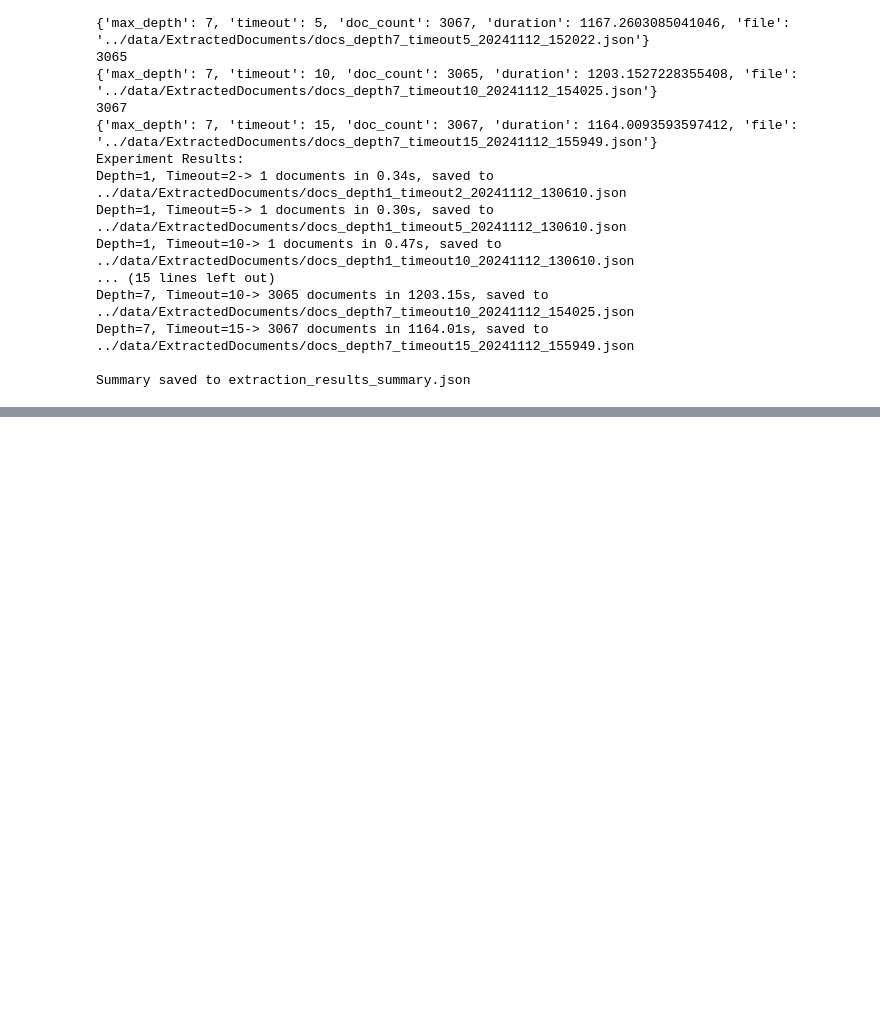
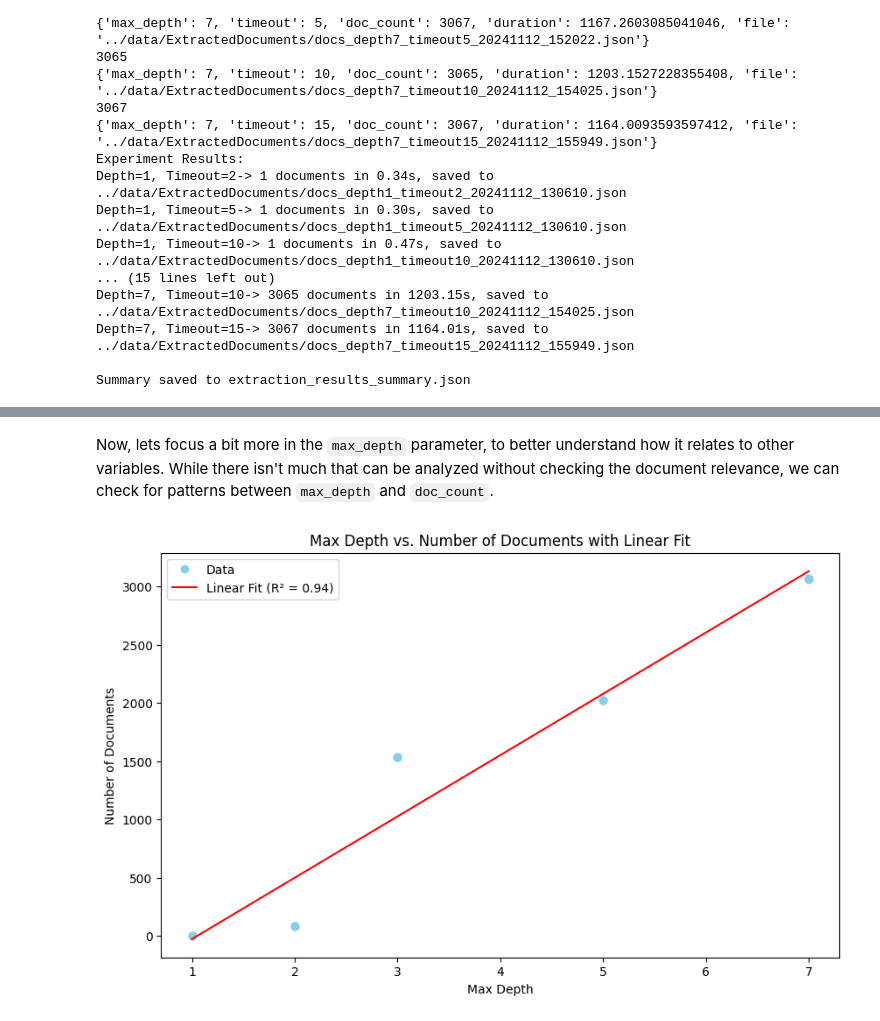
Before and after one commit to SergioPulidoC/OpenCVPythonRAG, a Jupyter notebook: Notebooks/DocumentExtraction.ipynb, the cells around one changed output, grey strips where cells are left out. Cells and saved outputs as stored; diff of their text form; code cells hidden in the pictures; blank space fills up the shorter version.

```diff
--- a/Notebooks/DocumentExtraction.ipynb
+++ b/Notebooks/DocumentExtraction.ipynb
@@ -166,0 +201,37 @@ Summary saved to extraction_results_summary.json
+# %% [markdown]
+Now, lets focus a bit more in the `max_depth` parameter, to better understand how it relates to other variables. While there isn't much that can be analyzed without checking the document relevance, we can check for patterns between `max_depth` and `doc_count`.
+# %%
+import matplotlib.pyplot as plt
+import numpy as np
+
+max_depths = [result['max_depth'] for result in summary_data]
+doc_counts = [result['doc_count'] for result in summary_data]
+
+# Convert to numpy arrays for easier manipulation
+max_depths = np.array(max_depths)
+doc_counts = np.array(doc_counts)
+
+# Fit a linear regression line to the data
+slope, intercept = np.polyfit(max_depths, doc_counts, 1)  # 1st degree polynomial (linear)
+linear_fit = slope * max_depths + intercept
+
+# Calculate R²
+correlation_matrix = np.corrcoef(max_depths, doc_counts)
+correlation_xy = correlation_matrix[0, 1]
+r_squared = correlation_xy**2
+
+# Plot data and linear fit
+plt.figure(figsize=(10, 6))
+plt.plot(max_depths, doc_counts, 'o', label='Data', color='skyblue')  # Scatter plot of data points
+plt.plot(max_depths, linear_fit, 'r-', label=f'Linear Fit (R² = {r_squared:.2f})')  # Linear fit line
+
+# Add labels and title
+plt.xlabel('Max Depth')
+plt.ylabel('Number of Documents')
+plt.title('Max Depth vs. Number of Documents with Linear Fit')
+plt.legend()
+
+# Show the plot
+plt.show()
+# %% [output]
+[figure, added]
```
Also changed, not shown: parts of 14 cells of this notebook.
